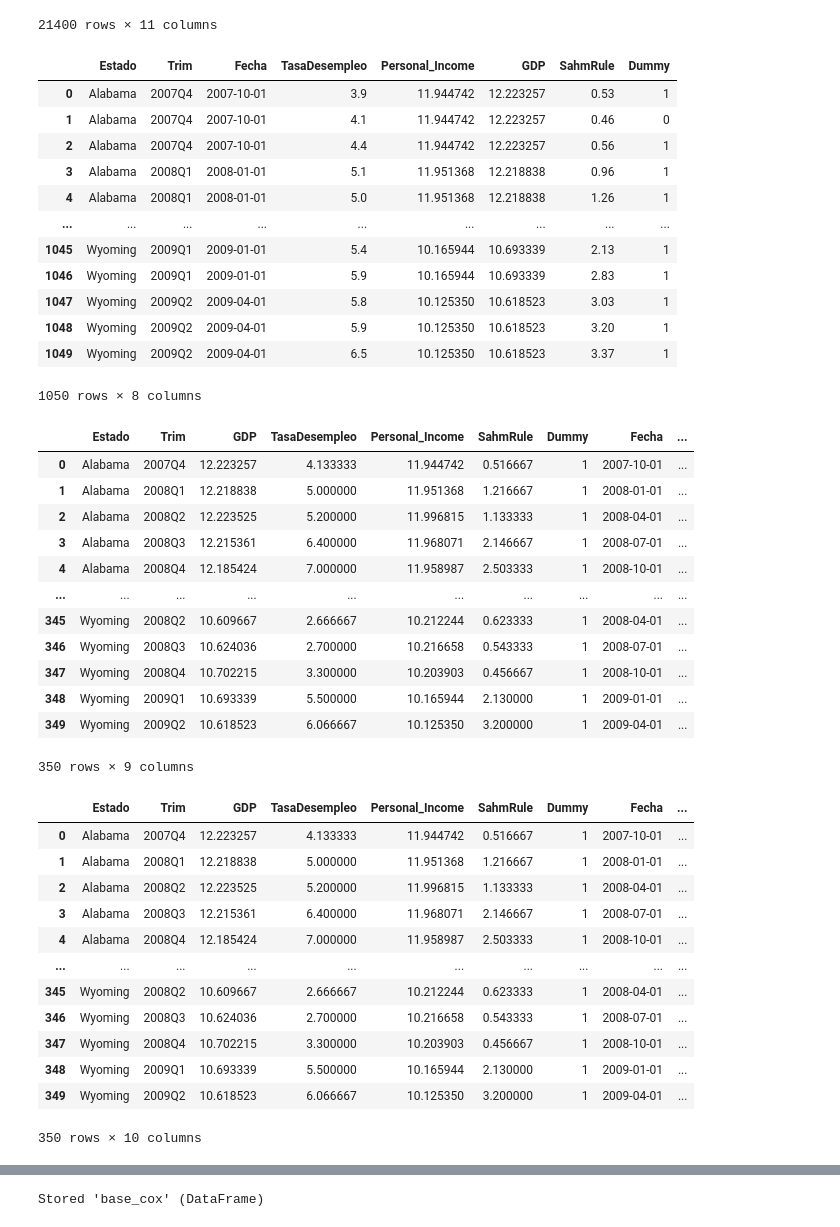
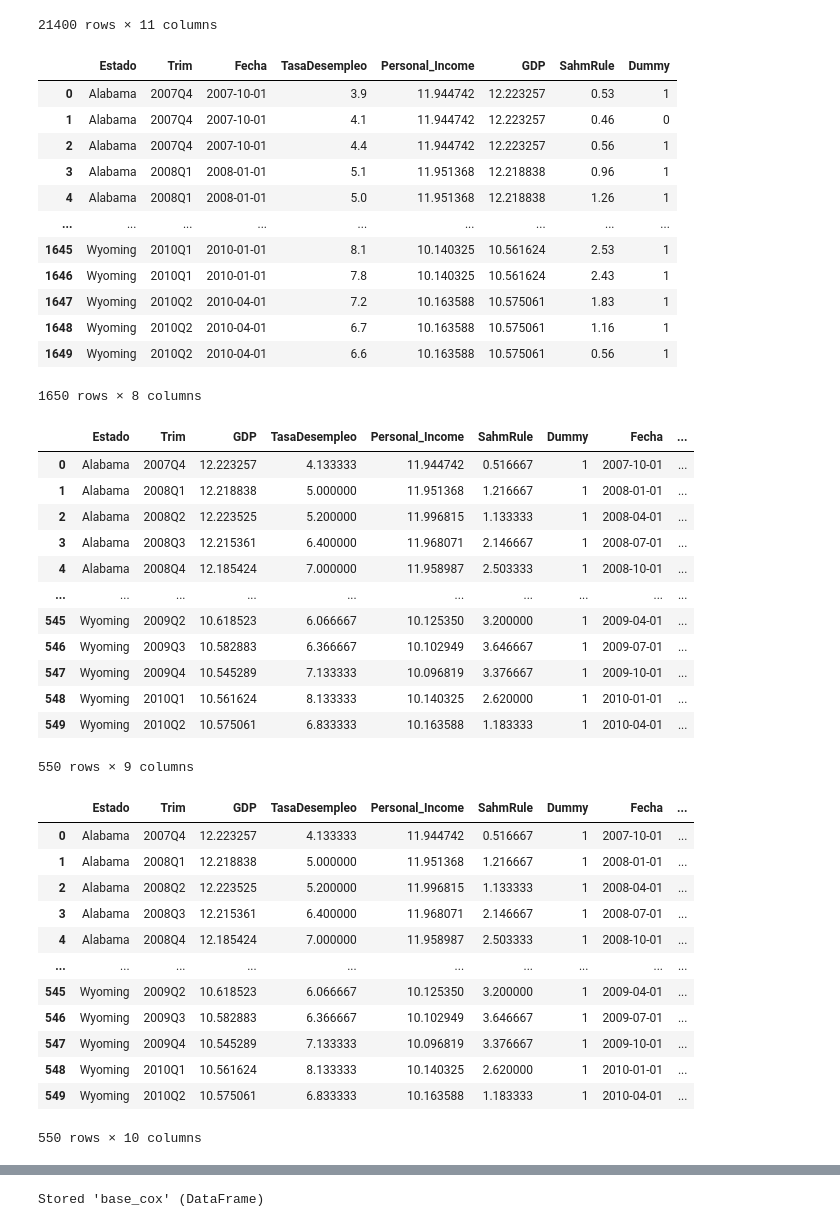
Before and after one commit to Jota-leals/Modelos, a Jupyter notebook: datos_cox.ipynb, the cells around one changed output, grey strips where cells are left out. Saved outputs shown, nothing was run; the diff lists cells and outputs as text; code cells hidden in the pictures.

```diff
--- a/datos_cox.ipynb
+++ b/datos_cox.ipynb
@@ -432,25 +432,25 @@ base_cox
 21400 rows × 11 columns
 # %%
 base_cox = base_cox[base_cox['Fecha']>='2007-10-01']
-base_cox = base_cox[base_cox['Fecha']<='2009-06-01']
+base_cox = base_cox[base_cox['Fecha']<='2010-06-01']
 base_cox['GDP'] = np.log(base_cox['GDP'])
 base_cox['Personal_Income']=np.log(base_cox['Personal_Income'])
 base_cox =  base_cox[['Estado','Trim','Fecha','TasaDesempleo','Personal_Income','GDP','SahmRule','Dummy']]
 base_cox.reset_index(drop=True)
 # %% [output]
 |  | Estado | Trim | Fecha | TasaDesempleo | Personal_Income | GDP | SahmRule | Dummy |
 | 0 | Alabama | 2007Q4 | 2007-10-01 | 3.9 | 11.944742 | 12.223257 | 0.53 | 1 |
 | 1 | Alabama | 2007Q4 | 2007-10-01 | 4.1 | 11.944742 | 12.223257 | 0.46 | 0 |
 | 2 | Alabama | 2007Q4 | 2007-10-01 | 4.4 | 11.944742 | 12.223257 | 0.56 | 1 |
 | 3 | Alabama | 2008Q1 | 2008-01-01 | 5.1 | 11.951368 | 12.218838 | 0.96 | 1 |
 | 4 | Alabama | 2008Q1 | 2008-01-01 | 5.0 | 11.951368 | 12.218838 | 1.26 | 1 |
 | ... | ... | ... | ... | ... | ... | ... | ... | ... |
-| 1045 | Wyoming | 2009Q1 | 2009-01-01 | 5.4 | 10.165944 | 10.693339 | 2.13 | 1 |
-| 1046 | Wyoming | 2009Q1 | 2009-01-01 | 5.9 | 10.165944 | 10.693339 | 2.83 | 1 |
-| 1047 | Wyoming | 2009Q2 | 2009-04-01 | 5.8 | 10.125350 | 10.618523 | 3.03 | 1 |
-| 1048 | Wyoming | 2009Q2 | 2009-04-01 | 5.9 | 10.125350 | 10.618523 | 3.20 | 1 |
-| 1049 | Wyoming | 2009Q2 | 2009-04-01 | 6.5 | 10.125350 | 10.618523 | 3.37 | 1 |
+| 1645 | Wyoming | 2010Q1 | 2010-01-01 | 8.1 | 10.140325 | 10.561624 | 2.53 | 1 |
+| 1646 | Wyoming | 2010Q1 | 2010-01-01 | 7.8 | 10.140325 | 10.561624 | 2.43 | 1 |
+| 1647 | Wyoming | 2010Q2 | 2010-04-01 | 7.2 | 10.163588 | 10.575061 | 1.83 | 1 |
+| 1648 | Wyoming | 2010Q2 | 2010-04-01 | 6.7 | 10.163588 | 10.575061 | 1.16 | 1 |
+| 1649 | Wyoming | 2010Q2 | 2010-04-01 | 6.6 | 10.163588 | 10.575061 | 0.56 | 1 |
-1050 rows × 8 columns
+1650 rows × 8 columns
 # %%
 # Agrupar por Estado y Trimestre, dejando un registro por trimestre
 base_cox = (base_cox
@@ -480,12 +480,12 @@ base_cox
 | 3 | Alabama | 2008Q3 | 12.215361 | 6.400000 | 11.968071 | 2.146667 | 1 | 2008-07-01 | ... |
 | 4 | Alabama | 2008Q4 | 12.185424 | 7.000000 | 11.958987 | 2.503333 | 1 | 2008-10-01 | ... |
 | ... | ... | ... | ... | ... | ... | ... | ... | ... | ... |
-| 345 | Wyoming | 2008Q2 | 10.609667 | 2.666667 | 10.212244 | 0.623333 | 1 | 2008-04-01 | ... |
-| 346 | Wyoming | 2008Q3 | 10.624036 | 2.700000 | 10.216658 | 0.543333 | 1 | 2008-07-01 | ... |
-| 347 | Wyoming | 2008Q4 | 10.702215 | 3.300000 | 10.203903 | 0.456667 | 1 | 2008-10-01 | ... |
-| 348 | Wyoming | 2009Q1 | 10.693339 | 5.500000 | 10.165944 | 2.130000 | 1 | 2009-01-01 | ... |
-| 349 | Wyoming | 2009Q2 | 10.618523 | 6.066667 | 10.125350 | 3.200000 | 1 | 2009-04-01 | ... |
+| 545 | Wyoming | 2009Q2 | 10.618523 | 6.066667 | 10.125350 | 3.200000 | 1 | 2009-04-01 | ... |
+| 546 | Wyoming | 2009Q3 | 10.582883 | 6.366667 | 10.102949 | 3.646667 | 1 | 2009-07-01 | ... |
+| 547 | Wyoming | 2009Q4 | 10.545289 | 7.133333 | 10.096819 | 3.376667 | 1 | 2009-10-01 | ... |
+| 548 | Wyoming | 2010Q1 | 10.561624 | 8.133333 | 10.140325 | 2.620000 | 1 | 2010-01-01 | ... |
+| 549 | Wyoming | 2010Q2 | 10.575061 | 6.833333 | 10.163588 | 1.183333 | 1 | 2010-04-01 | ... |
-350 rows × 9 columns
+550 rows × 9 columns
 # %%
 base_cox['recession_end'] = (
     (base_cox['Dummy'] == 0) &
@@ -501,9 +501,9 @@ base_cox
 | 3 | Alabama | 2008Q3 | 12.215361 | 6.400000 | 11.968071 | 2.146667 | 1 | 2008-07-01 | ... |
 | 4 | Alabama | 2008Q4 | 12.185424 | 7.000000 | 11.958987 | 2.503333 | 1 | 2008-10-01 | ... |
 | ... | ... | ... | ... | ... | ... | ... | ... | ... | ... |
-| 345 | Wyoming | 2008Q2 | 10.609667 | 2.666667 | 10.212244 | 0.623333 | 1 | 2008-04-01 | ... |
-| 346 | Wyoming | 2008Q3 | 10.624036 | 2.700000 | 10.216658 | 0.543333 | 1 | 2008-07-01 | ... |
-| 347 | Wyoming | 2008Q4 | 10.702215 | 3.300000 | 10.203903 | 0.456667 | 1 | 2008-10-01 | ... |
-| 348 | Wyoming | 2009Q1 | 10.693339 | 5.500000 | 10.165944 | 2.130000 | 1 | 2009-01-01 | ... |
-| 349 | Wyoming | 2009Q2 | 10.618523 | 6.066667 | 10.125350 | 3.200000 | 1 | 2009-04-01 | ... |
+| 545 | Wyoming | 2009Q2 | 10.618523 | 6.066667 | 10.125350 | 3.200000 | 1 | 2009-04-01 | ... |
+| 546 | Wyoming | 2009Q3 | 10.582883 | 6.366667 | 10.102949 | 3.646667 | 1 | 2009-07-01 | ... |
+| 547 | Wyoming | 2009Q4 | 10.545289 | 7.133333 | 10.096819 | 3.376667 | 1 | 2009-10-01 | ... |
+| 548 | Wyoming | 2010Q1 | 10.561624 | 8.133333 | 10.140325 | 2.620000 | 1 | 2010-01-01 | ... |
+| 549 | Wyoming | 2010Q2 | 10.575061 | 6.833333 | 10.163588 | 1.183333 | 1 | 2010-04-01 | ... |
-350 rows × 10 columns
+550 rows × 10 columns
```
Also changed, not shown: parts of 3 cells of this notebook, 4 other files.
